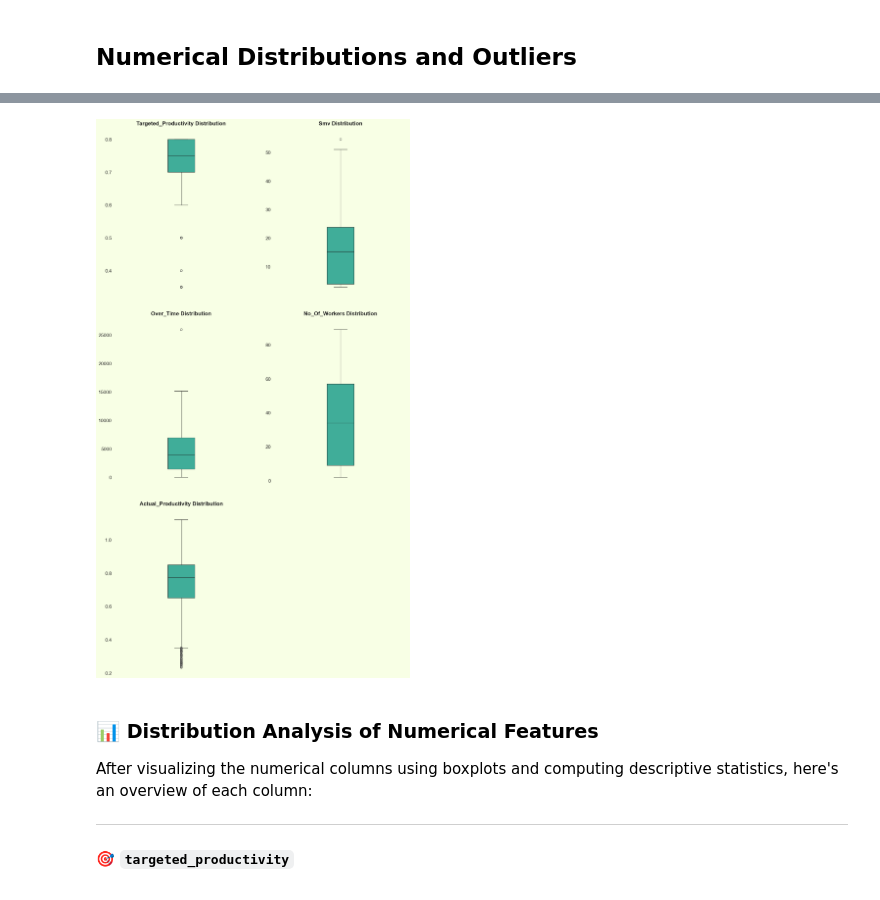
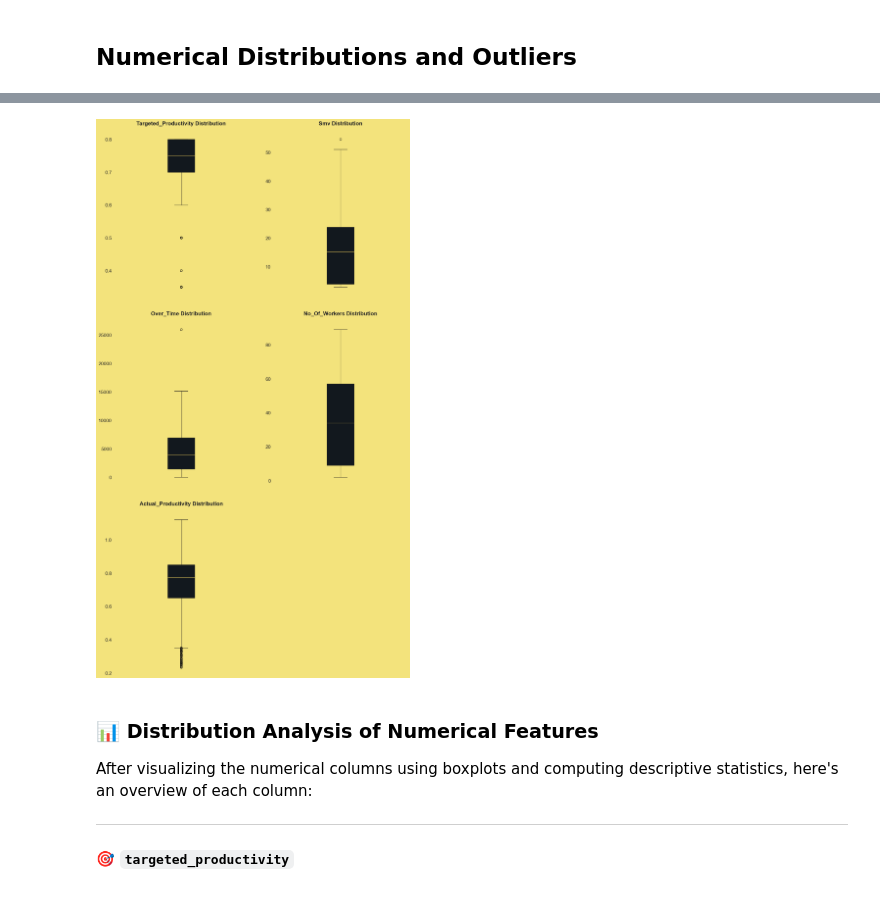
Before and after one commit to dimitar-m/predicting-employee-productivity, a Jupyter notebook: predicting_employee_productivity.ipynb, the cells around one changed output, grey strips where cells are left out. Saved outputs shown, nothing was run; the diff lists cells and outputs as text; code cells hidden in the pictures.

```diff
--- a/predicting_employee_productivity.ipynb
+++ b/predicting_employee_productivity.ipynb
@@ -260,44 +274,44 @@ display(summary_df)
 # %%
 # Set visual style
 sns.set_style("dark")
-plt.rcParams["axes.facecolor"] = "#F8FFE5"
-plt.rcParams["figure.facecolor"] = "#F8FFE5"
-plt.rcParams["axes.edgecolor"] = "#F8FFE5"
+plt.rcParams["axes.facecolor"] = "#F3E37C"
+plt.rcParams["figure.facecolor"] = "#F3E37C"
+plt.rcParams["axes.edgecolor"] = "#F3E37C"
 plt.rcParams["xtick.labelsize"] = 14
 plt.rcParams["ytick.labelsize"] = 14
 plt.rcParams["axes.titlesize"] = 16
 plt.rcParams["axes.titleweight"] = "bold"
 plt.rcParams["axes.labelsize"] = 14
 plt.rcParams["axes.labelpad"] = 14
 
 # Set up the subplots
 fig, axes = plt.subplots(nrows=3, ncols=2, figsize=(14, 24))
 
 # Flatten the axes array for easy iteration
 axes = axes.flatten()
 
 # Plot each numerical column
 for i, col in enumerate(numerical_columns):
     ax = axes[i]
     sns.boxplot(
-        data=df, y=col, ax=ax, color='#2EBFA5', width=.2,
+        data=df, y=col, ax=ax, color='#101820', width=.2,
         boxprops=dict(edgecolor="#1a1a1a"),
-        medianprops=dict(color="#1a1a1a"),
+        medianprops=dict(color="#FFDF64"),
         whiskerprops=dict(color="#1a1a1a"),
         capprops=dict(color="#1a1a1a")
     )
     ax.set_title(f"{col.title()} Distribution", pad=20)
     ax.set_ylabel("")
     ax.set_xlabel("")
 
 # Hide any unused axes
 for j in range(5, len(axes)):
     fig.delaxes(axes[j])
 
 plt.tight_layout(pad=5)
 plt.show()
 # %% [output]
-[figure, old version]
+[figure, new version]
 # %% [markdown]
 ### 📊 Distribution Analysis of Numerical Features
 
```
Also changed, not shown: parts of 18 cells of this notebook.
